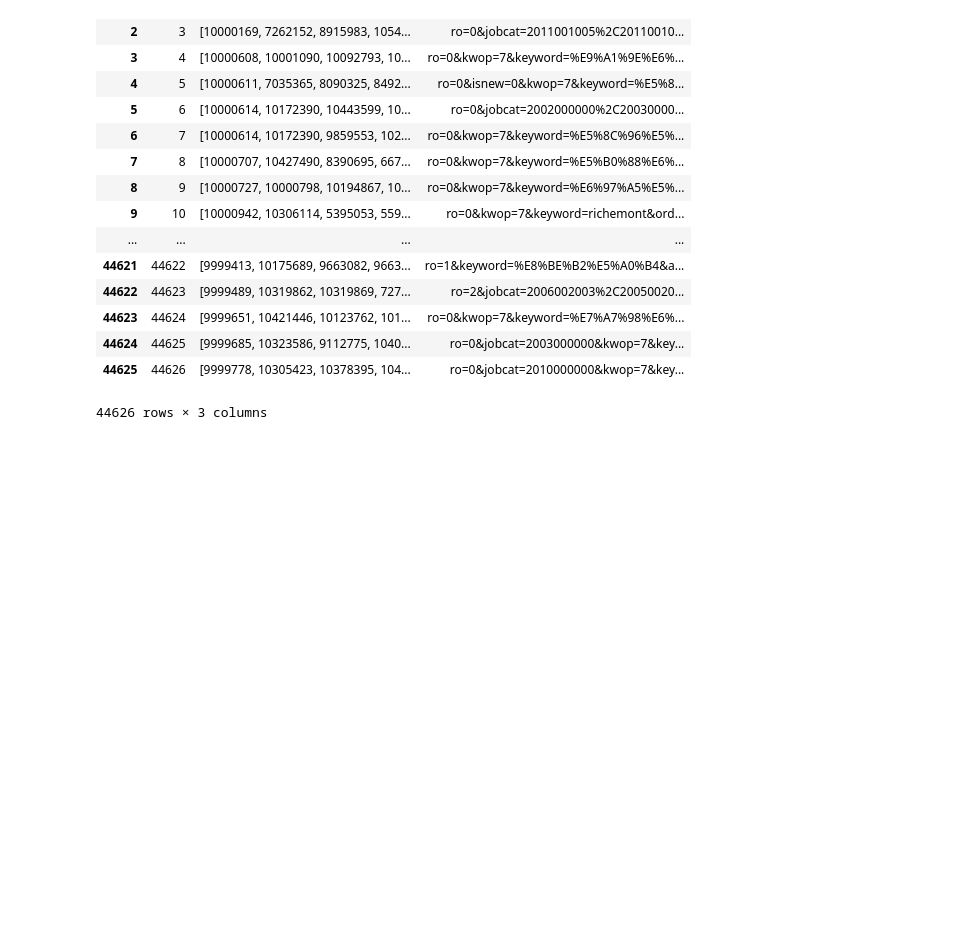
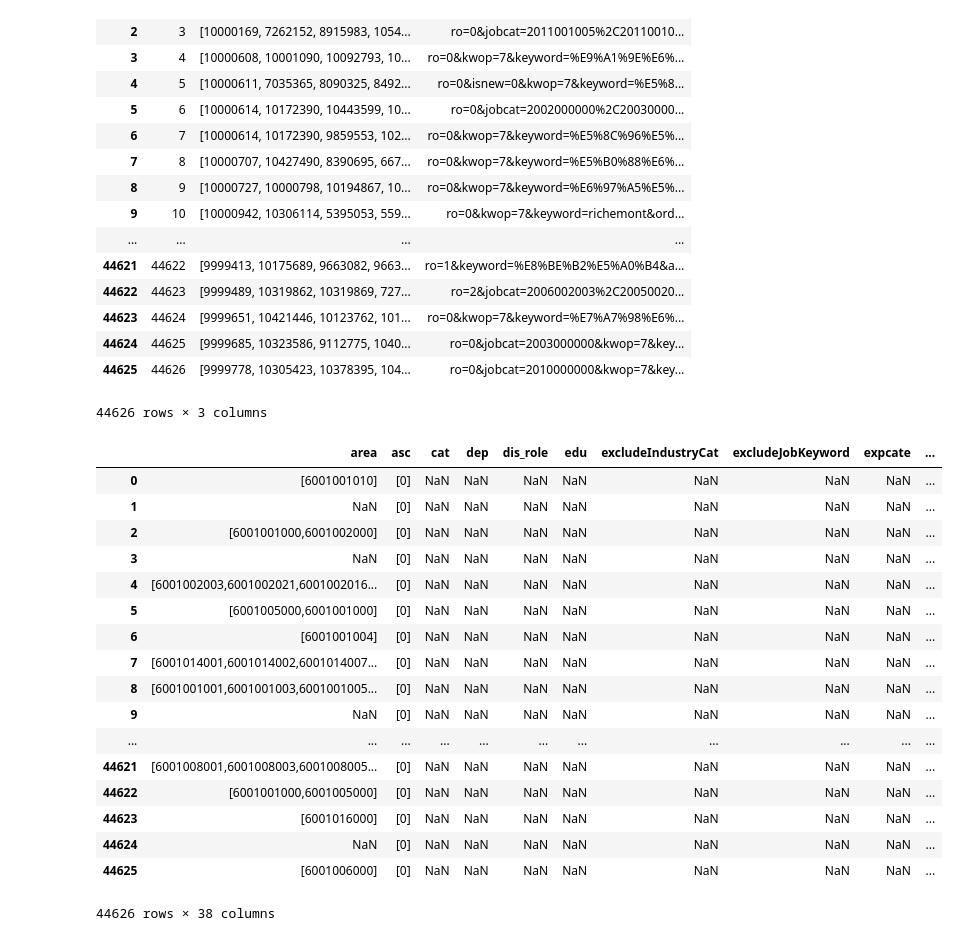
Before and after one commit to kuonumber/201807_104_hr_bank, a Jupyter notebook: 20180710_104_資料清理.ipynb, the cells around one changed output. Saved outputs shown, nothing was run; the diff lists cells and outputs as text; code cells hidden in the pictures; blank space fills up the shorter version.

```diff
--- a/20180710_104_資料清理.ipynb
+++ b/20180710_104_資料清理.ipynb
@@ -981,3 +1380,24 @@ df_testing_data
 | 44624 | 44625 | [9999685, 10323586, 9112775, 1040... | ro=0&jobcat=2003000000&kwop=7&key... |
 | 44625 | 44626 | [9999778, 10305423, 10378395, 104... | ro=0&jobcat=2010000000&kwop=7&key... |
 44626 rows × 3 columns
+# %%
+ pd.DataFrame(parse.parse_qs(query) for query in df_testing_data.querystring)
+# %% [output]
+|  | area | asc | cat | dep | dis_role | edu | excludeIndustryCat | excludeJobKeyword | expcate | ... |
+| 0 | [6001001010] | [0] | NaN | NaN | NaN | NaN | NaN | NaN | NaN | ... |
+| 1 | NaN | [0] | NaN | NaN | NaN | NaN | NaN | NaN | NaN | ... |
+| 2 | [6001001000,6001002000] | [0] | NaN | NaN | NaN | NaN | NaN | NaN | NaN | ... |
+| 3 | NaN | [0] | NaN | NaN | NaN | NaN | NaN | NaN | NaN | ... |
+| 4 | [6001002003,6001002021,6001002016... | [0] | NaN | NaN | NaN | NaN | NaN | NaN | NaN | ... |
+| 5 | [6001005000,6001001000] | [0] | NaN | NaN | NaN | NaN | NaN | NaN | NaN | ... |
+| 6 | [6001001004] | [0] | NaN | NaN | NaN | NaN | NaN | NaN | NaN | ... |
+| 7 | [6001014001,6001014002,6001014007... | [0] | NaN | NaN | NaN | NaN | NaN | NaN | NaN | ... |
+| 8 | [6001001001,6001001003,6001001005... | [0] | NaN | NaN | NaN | NaN | NaN | NaN | NaN | ... |
+| 9 | NaN | [0] | NaN | NaN | NaN | NaN | NaN | NaN | NaN | ... |
+| ... | ... | ... | ... | ... | ... | ... | ... | ... | ... | ... |
+| 44621 | [6001008001,6001008003,6001008005... | [0] | NaN | NaN | NaN | NaN | NaN | NaN | NaN | ... |
+| 44622 | [6001001000,6001005000] | [0] | NaN | NaN | NaN | NaN | NaN | NaN | NaN | ... |
+| 44623 | [6001016000] | [0] | NaN | NaN | NaN | NaN | NaN | NaN | NaN | ... |
+| 44624 | NaN | [0] | NaN | NaN | NaN | NaN | NaN | NaN | NaN | ... |
+| 44625 | [6001006000] | [0] | NaN | NaN | NaN | NaN | NaN | NaN | NaN | ... |
+44626 rows × 38 columns
```
Also changed, not shown: parts of 68 cells of this notebook, 2 other files.
